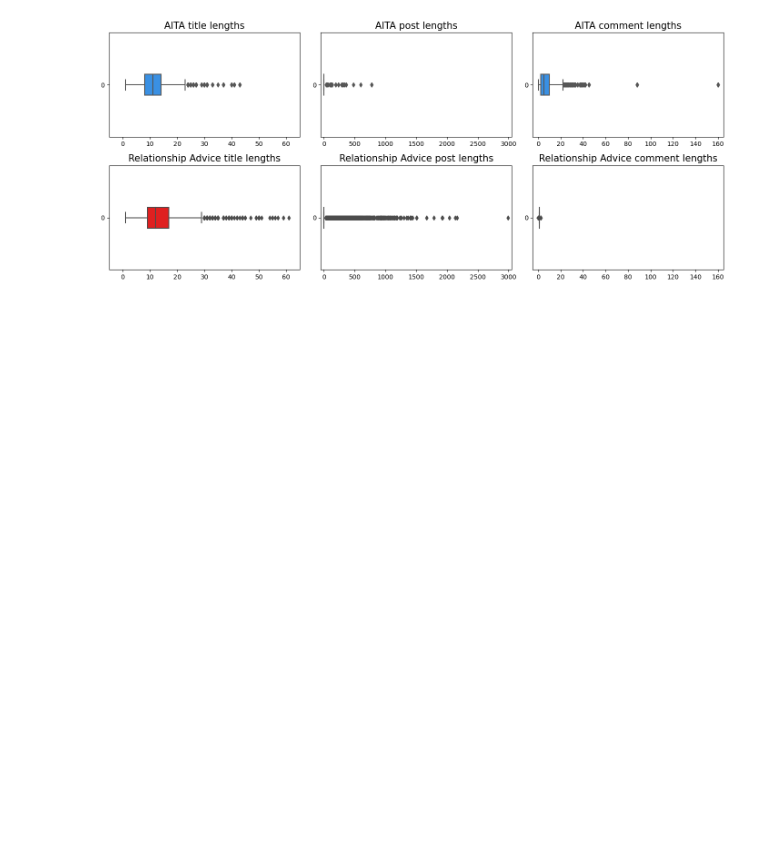
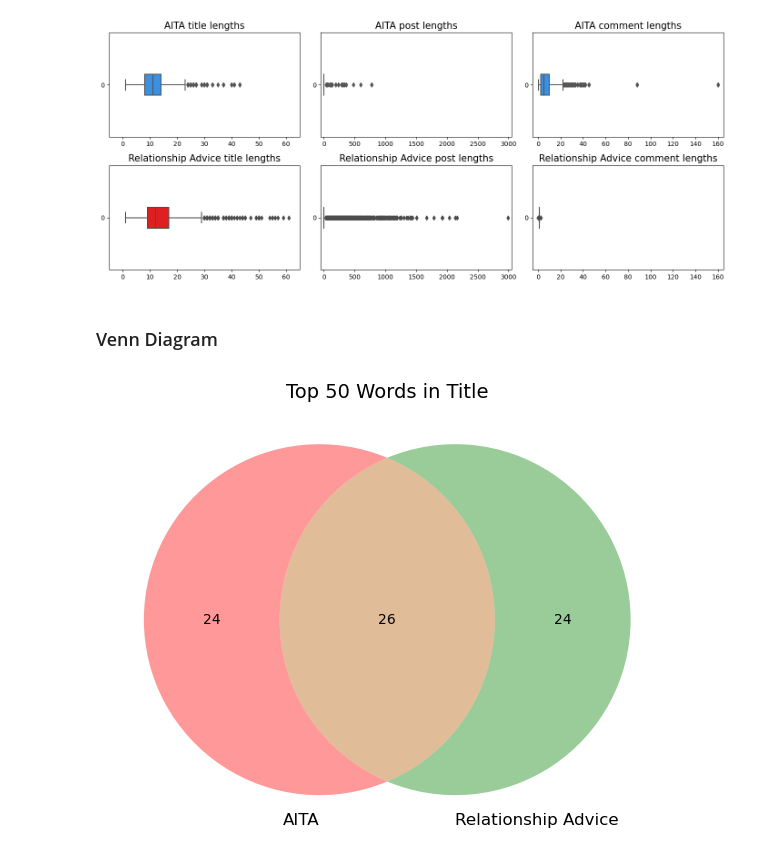
Before and after one commit to danneraf/Reddit-Classification, a Jupyter notebook: Code/3. EDA.ipynb, the cells around one changed output. Cells and saved outputs as stored; diff of their text form; code cells hidden in the pictures; blank space fills up the shorter version.

```diff
--- a/Code/3. EDA.ipynb
+++ b/Code/3. EDA.ipynb
@@ -169,22 +169,22 @@ aitacv = aita['selftext'].astype(str)
 # AITA - fit/transform count vectorizer to selftext and get the 50 phrases with the highest count
 vec_aita = cvec.fit_transform(aitacv)
 vec_aita = pd.DataFrame(vec_aita.toarray(), columns = cvec.get_feature_names_out())
-aita_title_50 = vec_aita.sum().sort_values(ascending=False).head(50)
+aita_selftext_50 = vec_aita.sum().sort_values(ascending=False).head(50)
 
 # Relationship Advice - fit/transform count vectorizer to selftext and get the 50 phrases with the highest count
 vec_ra = cvec.fit_transform(racv)
 vec_ra = pd.DataFrame(vec_ra.toarray(), columns = cvec.get_feature_names_out())
-ra_title_50 = vec_ra.sum().sort_values(ascending=False).head(50)
+ra_selftext_50 = vec_ra.sum().sort_values(ascending=False).head(50)
 
 # plot results
 fig, ax = plt.subplots(nrows = 1, ncols = 2, figsize=(15,10), sharex = True)
 
-sns.barplot(y=aita_title_50.index.values, x = aita_title_50,color='dodgerblue',ax=ax[0])
+sns.barplot(y=aita_selftext_50.index.values, x = aita_selftext_50,color='dodgerblue',ax=ax[0])
 ax[0].set_title('Top 50 words in AITA selftext',fontsize=16)
 ax[0].set_xlabel('Count', fontsize=13)
 plt.setp(ax[0].get_yticklabels(), fontsize=14)
 
-sns.barplot(y=ra_title_50.index.values, x = ra_title_50,color='red',ax=ax[1])
+sns.barplot(y=ra_selftext_50.index.values, x = ra_selftext_50,color='red',ax=ax[1])
 ax[1].set_title('Top 50 words in Relationship Advice selftext',fontsize=16)
 ax[1].set_xlabel('Count', fontsize=13)
 plt.setp(ax[1].get_yticklabels(), fontsize=14)
@@ -224,3 +224,5 @@ ax[1][2].set_xlim(-5,165)
 plt.tight_layout()
 # %% [output]
 [figure]
+# %% [markdown]
+### Venn Diagram
@@ -226,0 +232,10 @@ plt.tight_layout()
+# %%
+from matplotlib_venn import venn2
+
+aita_set = set(aita_title_50.index)
+ra_set = set(ra_title_50.index)
+venn2([aita_set, ra_set], set_labels=('AITA', 'Relationship Advice'))
+plt.title('Top 50 Words in Title', fontsize=14)
+plt.tight_layout();
+# %% [output]
+[figure, added]
```
Also changed, not shown: parts of 7 cells of this notebook, 7 other files.
